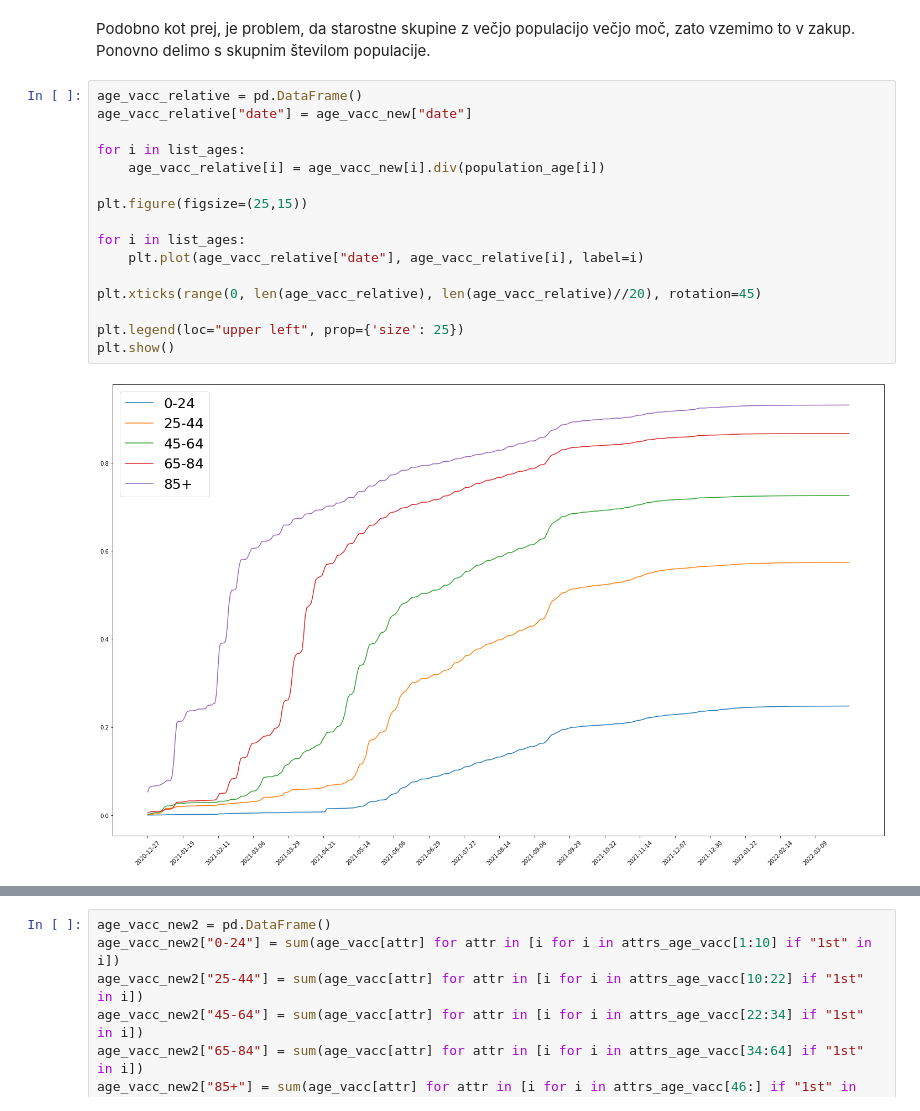
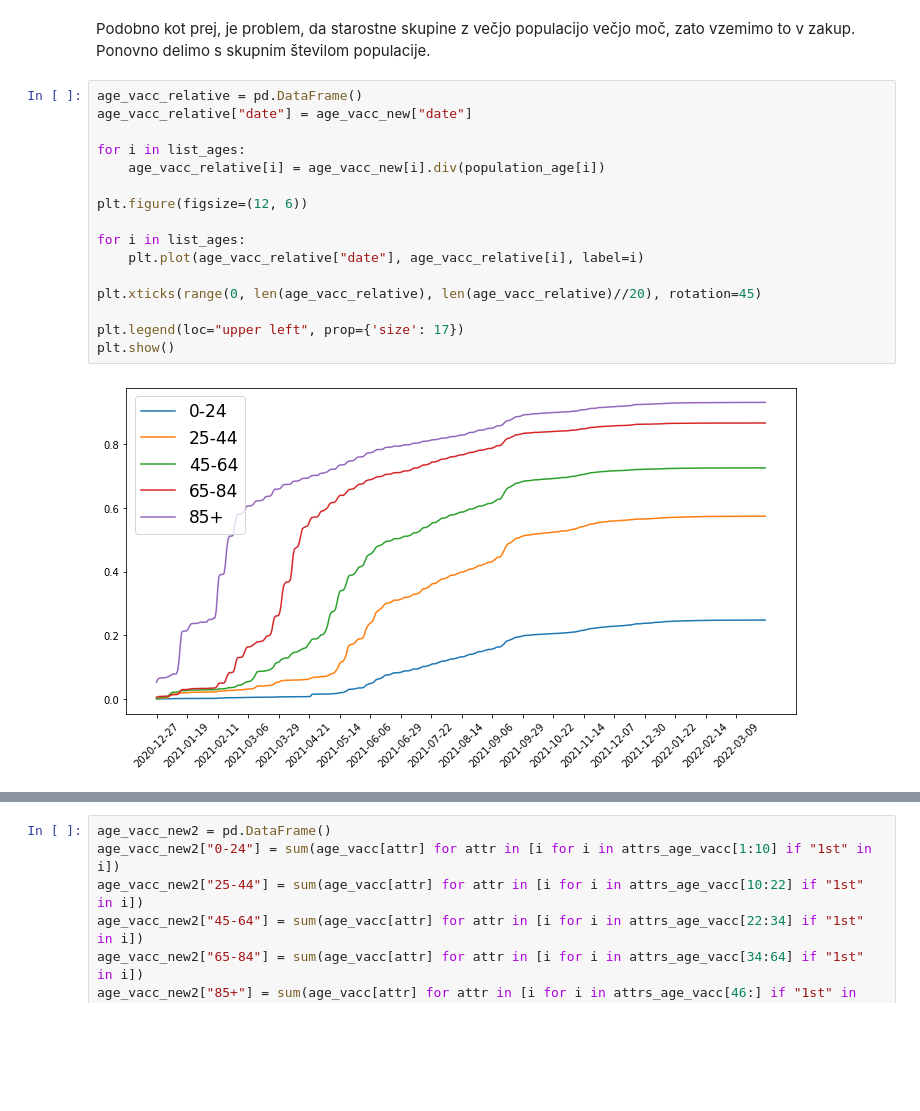
Before and after one commit to SerugaDavid/PR21DSZHMM, a Jupyter notebook: Code/naloga.ipynb, the cells around one changed output, grey strips where cells are left out. Cells and saved outputs as stored; diff of their text form; blank space fills up the shorter version.

```diff
--- a/Code/naloga.ipynb
+++ b/Code/naloga.ipynb
@@ -167,19 +167,19 @@ Ponovno delimo s skupnim številom populacije.
 # %%
 age_vacc_relative = pd.DataFrame()
 age_vacc_relative["date"] = age_vacc_new["date"]
 
 for i in list_ages:
     age_vacc_relative[i] = age_vacc_new[i].div(population_age[i])
 
-plt.figure(figsize=(25,15))
+plt.figure(figsize=(12, 6))
 
 for i in list_ages:
     plt.plot(age_vacc_relative["date"], age_vacc_relative[i], label=i)
 
 plt.xticks(range(0, len(age_vacc_relative), len(age_vacc_relative)//20), rotation=45)
 
-plt.legend(loc="upper left", prop={'size': 25})
+plt.legend(loc="upper left", prop={'size': 17})
 plt.show()
 # %% [output]
-[figure, old version]
+[figure, new version]
 # %%
```
Also changed, not shown: parts of 3 cells of this notebook, 9 other files.
